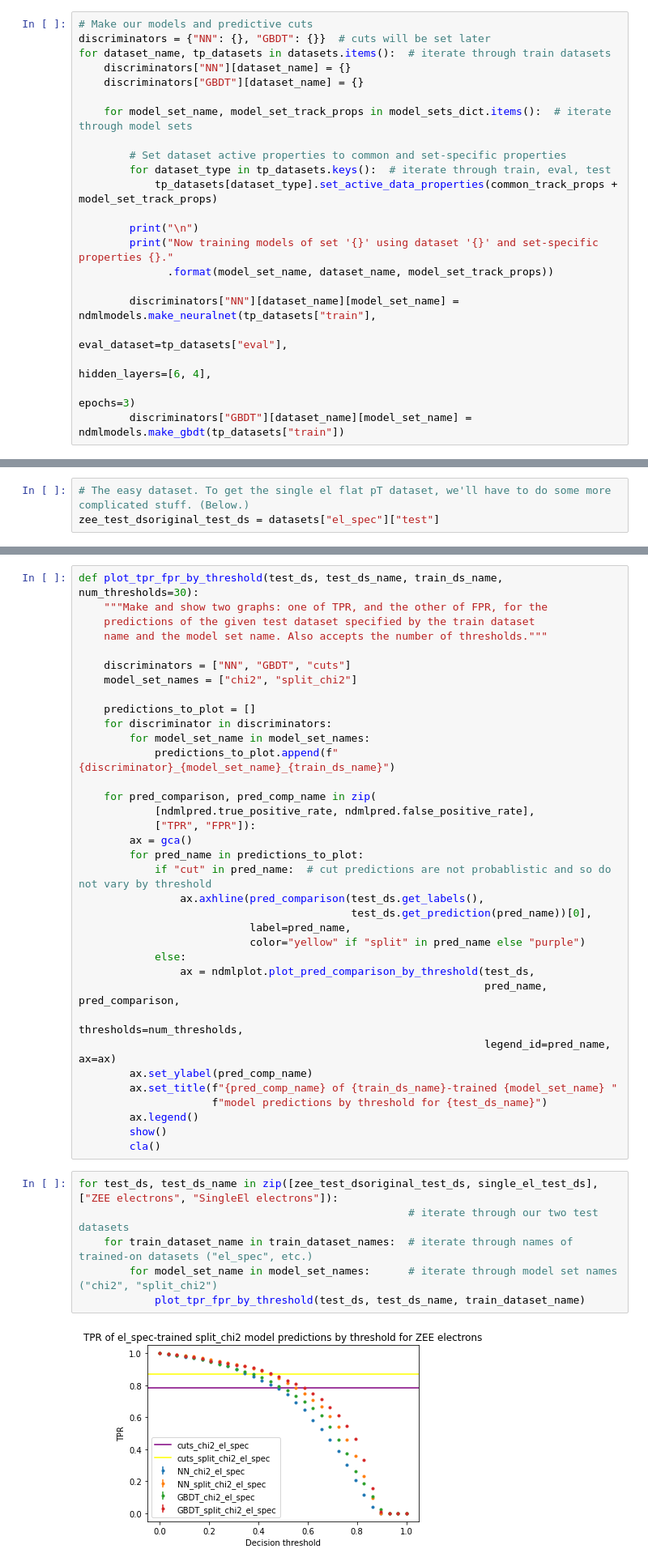
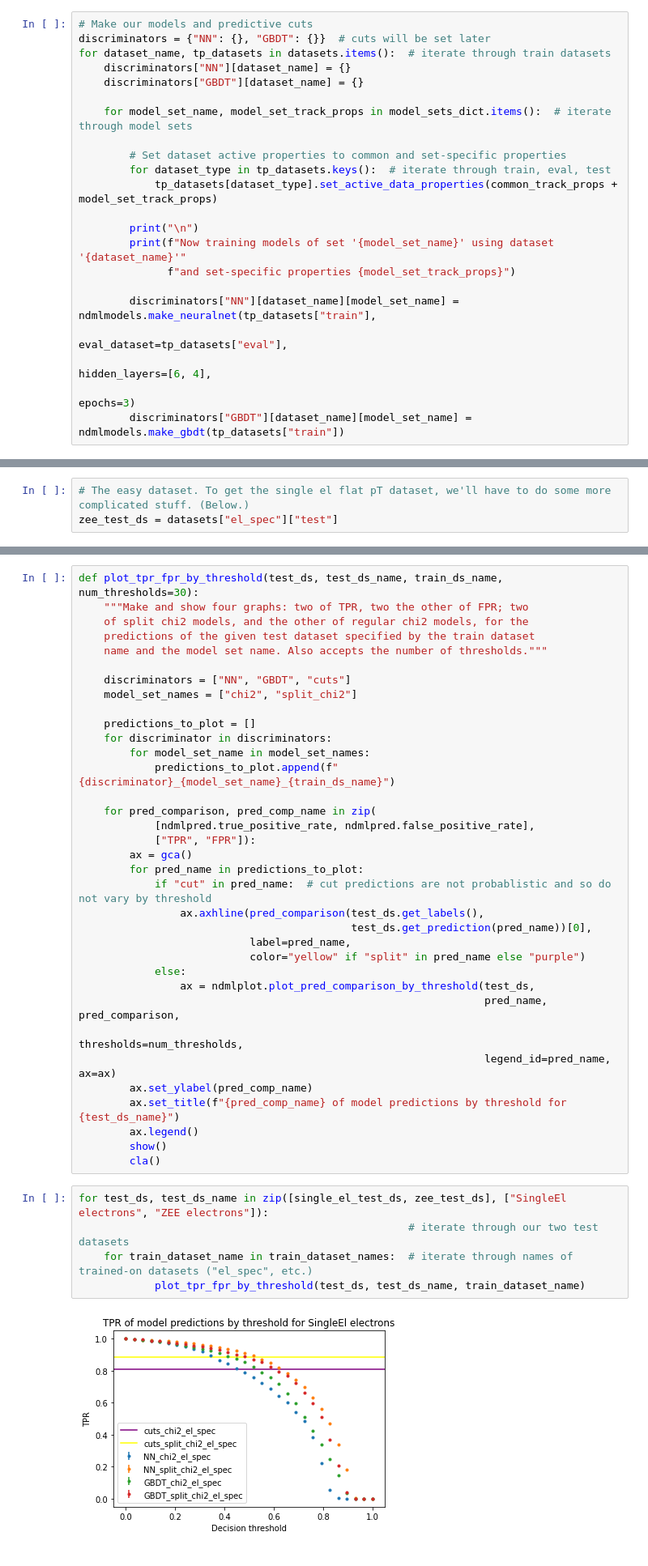
Before and after one commit to cqpancoast/cms-tracktrigger-ml, a Jupyter notebook: electronstudy.ipynb, the cells around one changed output, grey strips where cells are left out. Shown at 81% size. Saved outputs shown, nothing was run; the diff lists cells and outputs as text.

```diff
--- a/electronstudy.ipynb
+++ b/electronstudy.ipynb
@@ -302,8 +297,8 @@ for dataset_name, tp_datasets in datasets.items():  # iterate through train data
             tp_datasets[dataset_type].set_active_data_properties(common_track_props + model_set_track_props)
 
         print("\n")
-        print("Now training models of set '{}' using dataset '{}' and set-specific properties {}."
-              .format(model_set_name, dataset_name, model_set_track_props))
+        print(f"Now training models of set '{model_set_name}' using dataset '{dataset_name}'"
+              f"and set-specific properties {model_set_track_props}")
 
         discriminators["NN"][dataset_name][model_set_name] = ndmlmodels.make_neuralnet(tp_datasets["train"],
                                                                                        eval_dataset=tp_datasets["eval"],
@@ -377,7 +372,7 @@ The discriminator key uniquely identifies each of the 24 discriminators we're us
 - **model train dataset**: [ `"el_spec"`, `"el_spec_pt20"`, `"general"`, `"general_pt20"` ]
 # %%
 # The easy dataset. To get the single el flat pT dataset, we'll have to do some more complicated stuff. (Below.)
-zee_test_dsoriginal_test_ds = datasets["el_spec"]["test"]
+zee_test_ds = datasets["el_spec"]["test"]
 # %% [markdown]
 ### Making `single_el_test_ds`
 
@@ -464,7 +458,8 @@ from matplotlib.pyplot import cla, sca, gca, show, axhline
 Plot TPR and FPR for particles of a particular type as the threshold for assigning probablistic values to either genuine or not genuine shifts from zero to one. Make plots for both sets of models to compare performance.
 # %%
 def plot_tpr_fpr_by_threshold(test_ds, test_ds_name, train_ds_name, num_thresholds=30):
-    """Make and show two graphs: one of TPR, and the other of FPR, for the
+    """Make and show four graphs: two of TPR, two the other of FPR; two
+    of split chi2 models, and the other of regular chi2 models, for the
     predictions of the given test dataset specified by the train dataset
     name and the model set name. Also accepts the number of thresholds."""
 
@@ -492,16 +487,14 @@ def plot_tpr_fpr_by_threshold(test_ds, test_ds_name, train_ds_name, num_threshol
                                                                 thresholds=num_thresholds,
                                                                 legend_id=pred_name, ax=ax)
         ax.set_ylabel(pred_comp_name)
-        ax.set_title(f"{pred_comp_name} of {train_ds_name}-trained {model_set_name} "
-                     f"model predictions by threshold for {test_ds_name}")
+        ax.set_title(f"{pred_comp_name} of model predictions by threshold for {test_ds_name}")
         ax.legend()
         show()
         cla()
 # %%
-for test_ds, test_ds_name in zip([zee_test_dsoriginal_test_ds, single_el_test_ds], ["ZEE electrons", "SingleEl electrons"]):
+for test_ds, test_ds_name in zip([single_el_test_ds, zee_test_ds], ["SingleEl electrons", "ZEE electrons"]):
                                                     # iterate through our two test datasets
     for train_dataset_name in train_dataset_names:  # iterate through names of trained-on datasets ("el_spec", etc.)
-        for model_set_name in model_set_names:      # iterate through model set names ("chi2", "split_chi2")
             plot_tpr_fpr_by_threshold(test_ds, test_ds_name, train_dataset_name)
 # %% [output]
-[figure, old version]
+[figure, new version]
```
Also changed, not shown: parts of 19 cells of this notebook.
